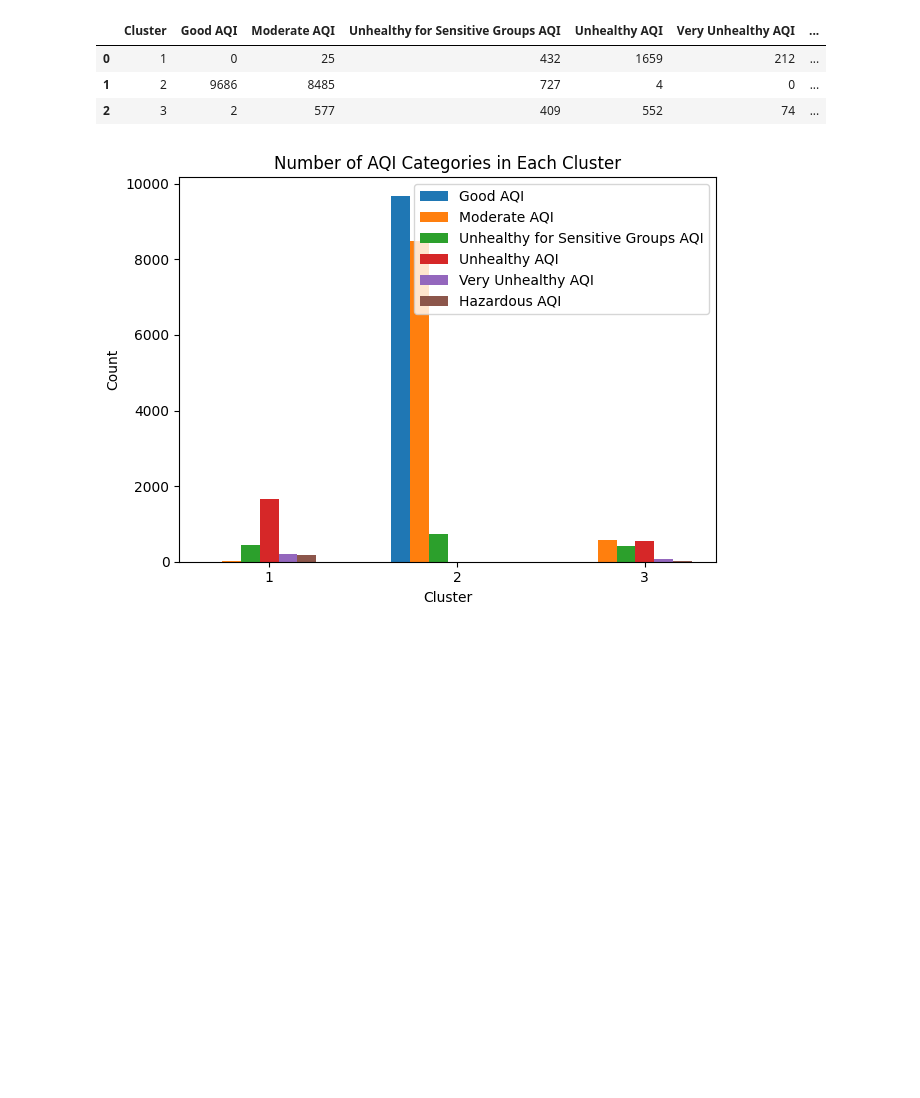
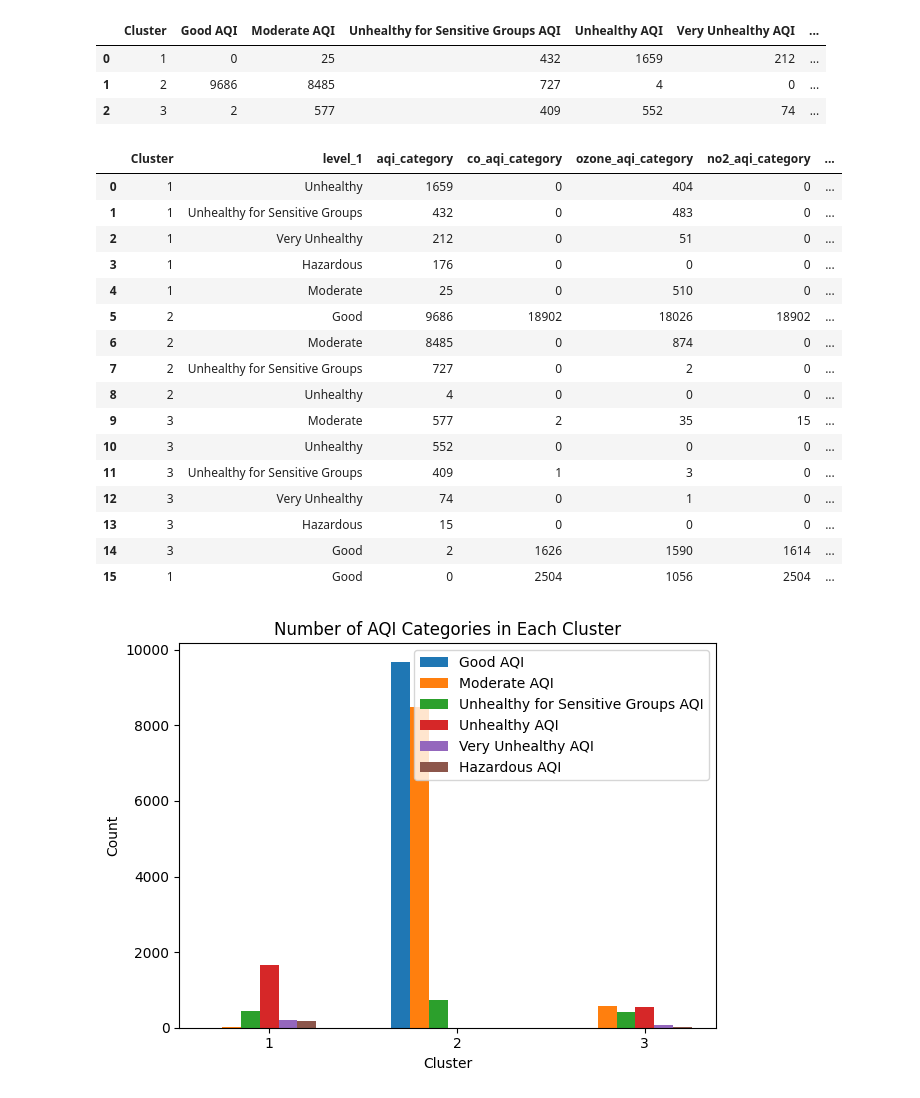
Before and after one commit to yudhamyn/PROJECT-AKHIR, a Jupyter notebook: yudha/submain.ipynb, the cells around one changed output. Cells and saved outputs as stored; diff of their text form; code cells hidden in the pictures; blank space fills up the shorter version.

```diff
--- a/yudha/submain.ipynb
+++ b/yudha/submain.ipynb
@@ -746,6 +746,48 @@ cluster_aqi_counts
 | 0 | 1 | 0 | 25 | 432 | 1659 | 212 | ... |
 | 1 | 2 | 9686 | 8485 | 727 | 4 | 0 | ... |
 | 2 | 3 | 2 | 577 | 409 | 552 | 74 | ... |
+# %%
+# Hitung jumlah kategori AQI di setiap klaster
+cluster_aqi_counts = df_cleaned.groupby('pca_cluster').agg({
+    'aqi_category': 'value_counts',
+    'co_aqi_category': 'value_counts',
+    'ozone_aqi_category': 'value_counts',
+    'no2_aqi_category': 'value_counts',
+    'pm2.5_aqi_category': 'value_counts'
+}).fillna(0).astype(int)  # Mengubah NaN menjadi 0 dan tipe data menjadi integer
+
+# Reset index
+cluster_aqi_counts = cluster_aqi_counts.reset_index()
+
+# Ubah nama kolom
+new_columns = ['Cluster']
+for column in cluster_aqi_counts.columns[1:]:
+    if isinstance(column, tuple):
+        new_columns.append(f'{column[0]}')
+    else:
+        new_columns.append(f'{column}')
+cluster_aqi_counts.columns = new_columns
+
+# Tampilkan dalam bentuk tabel
+cluster_aqi_counts
+# %% [output]
+|  | Cluster | level_1 | aqi_category | co_aqi_category | ozone_aqi_category | no2_aqi_category | ... |
+| 0 | 1 | Unhealthy | 1659 | 0 | 404 | 0 | ... |
+| 1 | 1 | Unhealthy for Sensitive Groups | 432 | 0 | 483 | 0 | ... |
+| 2 | 1 | Very Unhealthy | 212 | 0 | 51 | 0 | ... |
+| 3 | 1 | Hazardous | 176 | 0 | 0 | 0 | ... |
+| 4 | 1 | Moderate | 25 | 0 | 510 | 0 | ... |
+| 5 | 2 | Good | 9686 | 18902 | 18026 | 18902 | ... |
+| 6 | 2 | Moderate | 8485 | 0 | 874 | 0 | ... |
+| 7 | 2 | Unhealthy for Sensitive Groups | 727 | 0 | 2 | 0 | ... |
+| 8 | 2 | Unhealthy | 4 | 0 | 0 | 0 | ... |
+| 9 | 3 | Moderate | 577 | 2 | 35 | 15 | ... |
+| 10 | 3 | Unhealthy | 552 | 0 | 0 | 0 | ... |
+| 11 | 3 | Unhealthy for Sensitive Groups | 409 | 1 | 3 | 0 | ... |
+| 12 | 3 | Very Unhealthy | 74 | 0 | 1 | 0 | ... |
+| 13 | 3 | Hazardous | 15 | 0 | 0 | 0 | ... |
+| 14 | 3 | Good | 2 | 1626 | 1590 | 1614 | ... |
+| 15 | 1 | Good | 0 | 2504 | 1056 | 2504 | ... |
 # %%
 import matplotlib.pyplot as plt
 
```
